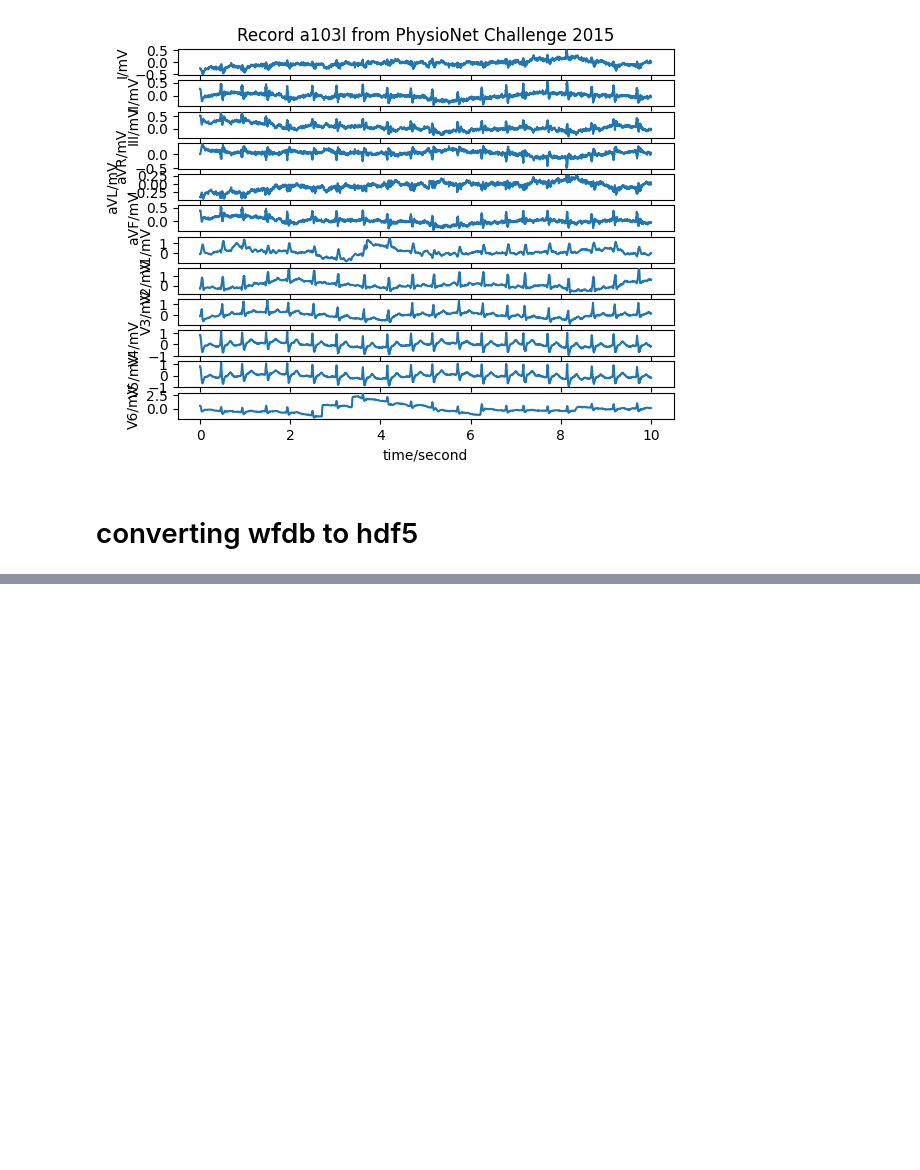
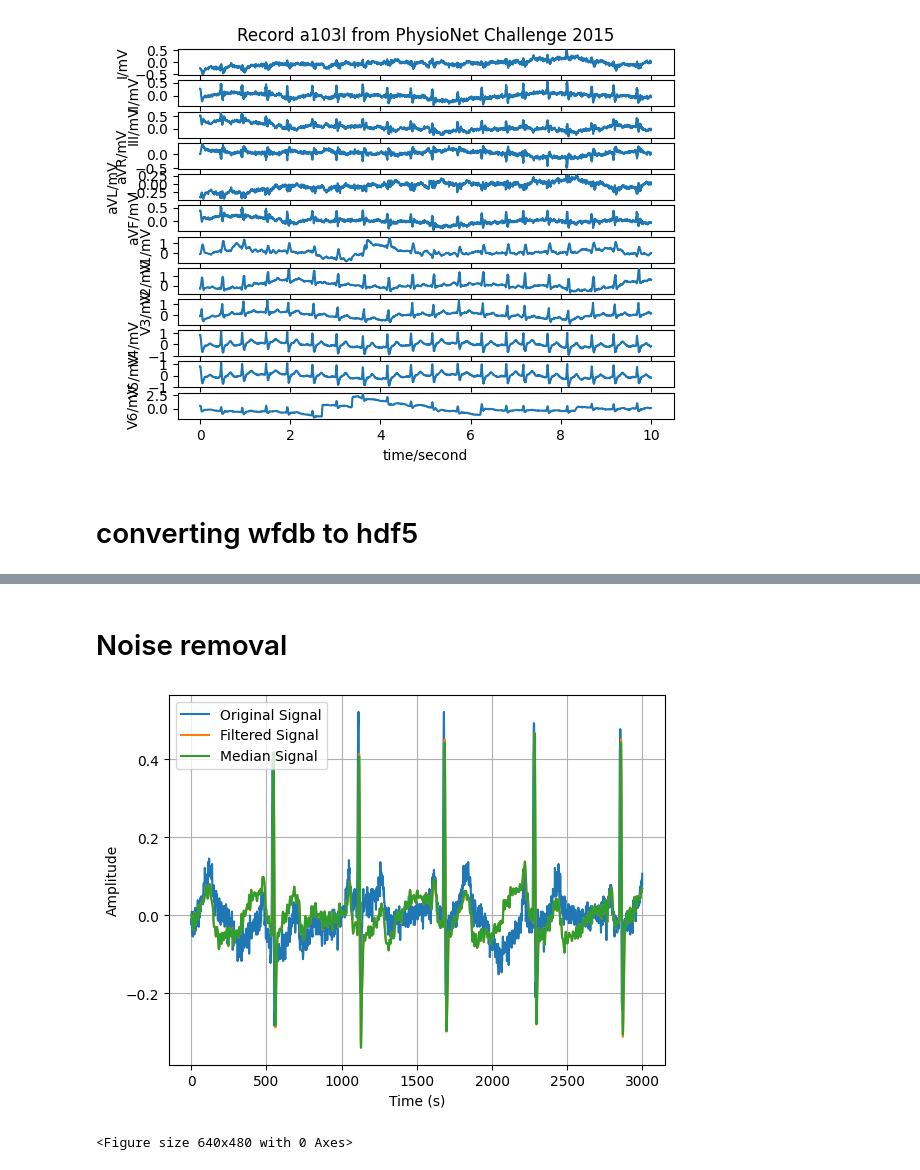
Before and after one commit to AvaRetail/ECG, a Jupyter notebook: data/practise.ipynb, the cells around one changed output, grey strips where cells are left out. Saved outputs shown, nothing was run; the diff lists cells and outputs as text; code cells hidden in the pictures; blank space fills up the shorter version.

```diff
--- a/data/practise.ipynb
+++ b/data/practise.ipynb
@@ -233,2 +151,0 @@ display(record.__dict__)
-# %%
-signal, fields = wfdb.rdsamp(r"C:\Users\ATI-G2\Documents\python\ECG\data\code-15\12-lead\WFDBRecords\01\010\JS00002")
@@ -251,3 +151,0 @@ import numpy as np
-# %%
-signal = signal[:3000,:]
-signal.T.shape
@@ -312,0 +230,45 @@ KeyError: 1
+# %% [markdown]
+# Noise removal
+# %%
+import numpy as np
+from scipy import signal
+import matplotlib.pyplot as plt
+
+# Generate a sample signal
+sampling_rate = 500  # Sample rate in Hz
+# t = np.linspace(0, 1, sampling_rate, False)  # Time array
+t = np.arange(3000)
+# frequencies = [50, 150]  # Frequency range in Hz
+# signal_data = np.sin(2 * np.pi * frequencies[0] * t) + np.sin(2 * np.pi * frequencies[1] * t)
+
+signal_data = data[:,0]
+
+# Define bandpass filter specifications
+lowcut = 0.5  # Lower cutoff frequency in Hz
+highcut = 40  # Upper cutoff frequency in Hz
+nyquist = 0.5 * sampling_rate
+low = lowcut / nyquist
+high = highcut / nyquist
+
+# Apply bandpass filter using scipy.signal.butter
+order = 4  # Filter order
+b, a = signal.butter(order, [low, high], btype='band')
+filtered_signal = signal.lfilter(b, a, signal_data)
+
+# Applying the median filter
+med_arr = signal.medfilt(filtered_signal)
+
+# Plot original and filtered signals
+plt.figure()
+plt.plot(t, signal_data, label='Original Signal')
+plt.plot(t, filtered_signal, label='Filtered Signal')
+plt.plot(t, med_arr, label='Median Signal')
+plt.xlabel('Time (s)')
+plt.ylabel('Amplitude')
+plt.legend()
+plt.grid()
+plt.show()
+plt.clf()
+# %% [output]
+[figure, added]
+<Figure size 640x480 with 0 Axes>
```
Also changed, not shown: parts of 18 cells of this notebook, 24 other files.
